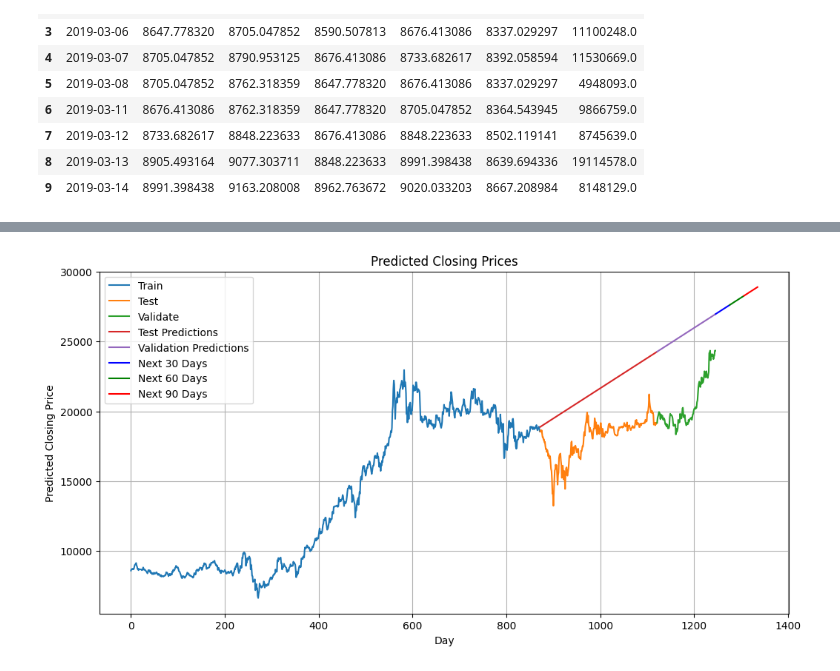
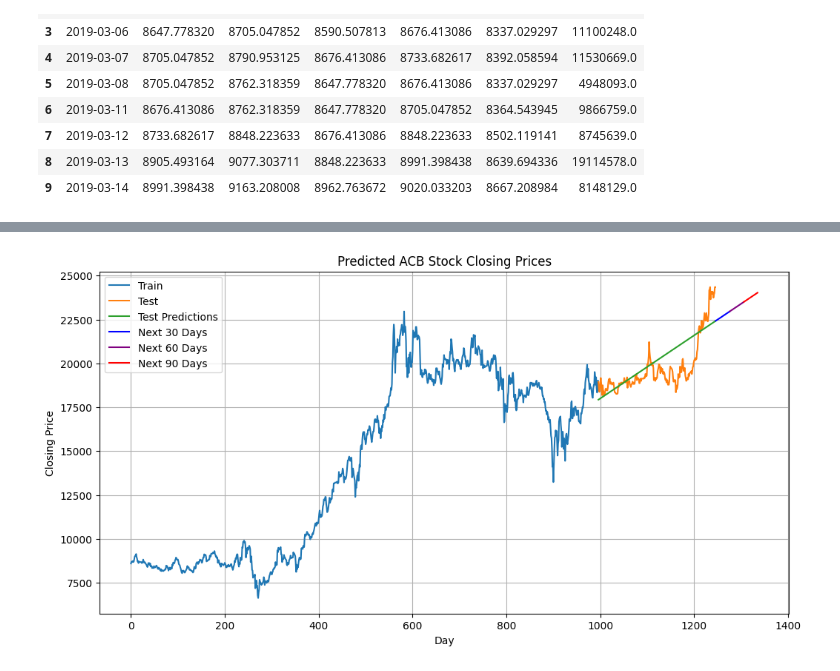
Before and after one commit to douboNg/IS403.O21.HTCL_Nhom14, a Jupyter notebook: ACB_LinearRegression.ipynb, the cells around one changed output, grey strips where cells are left out. Drawn from its saved outputs; the diff is of its cells as text; code cells hidden in the pictures.

```diff
--- a/ACB_LinearRegression.ipynb
+++ b/ACB_LinearRegression.ipynb
@@ -39,14 +40,3 @@ val_data = df[train_size+test_size:]
 # %%
 X_train = np.array(train_data.index).reshape(-1, 1)
 y_train = np.array(train_data['Close'])
-# %%
-# Define the model
-model = tf.keras.Sequential([
-    tf.keras.layers.Dense(1, input_shape=(1,))
-])
-
-# Compile the model with the Adam optimizer
-model.compile(optimizer=tf.keras.optimizers.Adam(learning_rate=0.01), loss='mean_squared_error')
-# %%
-# Train the linear regression model
-model.fit(X_train, y_train, epochs=100, verbose=0)
@@ -68,0 +47,26 @@ y_pred_val =  model.predict(X_val)
+# %%
+# Define the model
+def build_model(input_dim):
+    model = Sequential()
+    # Using a smaller standard deviation for the normal initializer
+    model.add(Dense(1, input_dim=input_dim, kernel_initializer=tf.keras.initializers.RandomNormal(mean=0.0, stddev=0.05), activation='linear'))
+    # Increased learning rate
+    optimizer = Adam(learning_rate=0.001)
+    model.compile(loss='mse', optimizer=optimizer, metrics=['mse'])
+    return model
+
+X_test = np.array(test_data.index).reshape(-1, 1)
+y_test = np.array(test_data['Close'])
+
+# Build and train the model
+model = build_model(input_dim=1)
+model.fit(X_train, y_train, epochs=100, verbose=0, batch_size=5)  # Reduced number of epochs and batch size
+
+# Make predictions
+y_pred = model.predict(X_test)
+print("Predictions:", y_pred.flatten())
+
+# Output the model summary to check the structure
+print('---------Model summary----------')
+model.summary()
+model.get_weights()
@@ -126,29 +133,27 @@ RMSE: 3630.02
 # %%
 plt.figure(figsize=(12,6))
 
 # Plot the train, test, and validation data
 plt.plot(train_data.index, train_data['Close'], label='Train')
 plt.plot(test_data.index, test_data['Close'], label='Test')
-plt.plot(val_data.index, val_data['Close'], label='Validate')
 
 # Plot the predictions for test and validation sets
 plt.plot(test_data.index, y_pred, label='Test Predictions')
-plt.plot(val_data.index, y_pred_val, label='Validation Predictions')
 
 # Plot the predictions for the next 30, 60, and 90 days
 plt.plot(range(last_index + 1, last_index + 31), y_next_30_days, label='Next 30 Days', color='blue')
-plt.plot(range(last_index + 31, last_index + 61), y_next_60_days, label='Next 60 Days', color='green')
+plt.plot(range(last_index + 31, last_index + 61), y_next_60_days, label='Next 60 Days', color='purple')
 plt.plot(range(last_index + 61, last_index + 91), y_next_90_days, label='Next 90 Days', color='red')
 
 
 # Adding titles and labels
-plt.title('Predicted Closing Prices')
+plt.title('Predicted ACB Stock Closing Prices')
 plt.xlabel('Day')
-plt.ylabel('Predicted Closing Price')
+plt.ylabel('Closing Price')
 plt.legend()
 plt.grid(True)
 
 # Show the plot
 plt.show()
 # %% [output]
-[figure, old version]
+[figure, new version]
```
Also changed, not shown: parts of 11 cells of this notebook.
